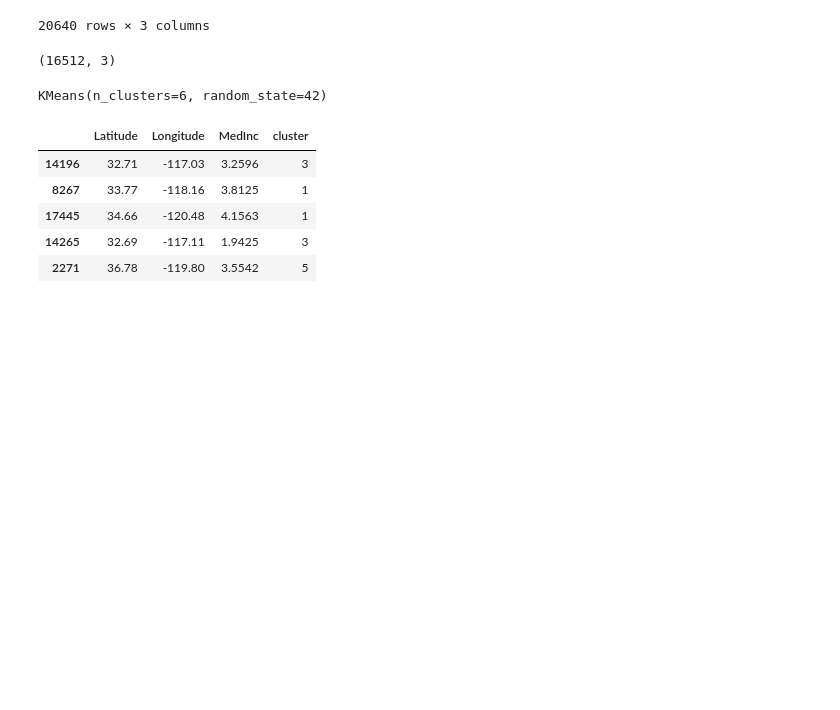
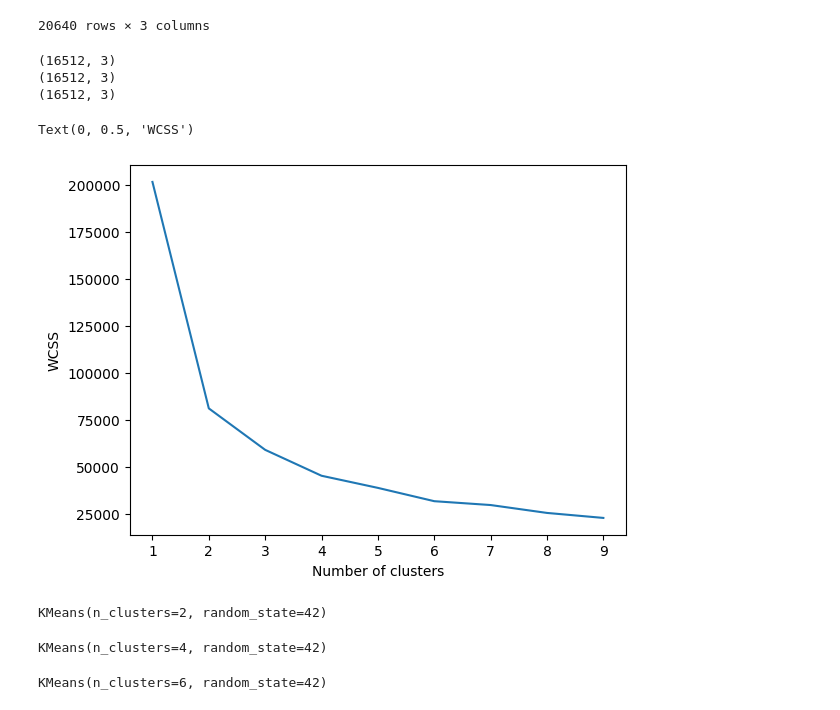
Before and after one commit to grigorow1974/Proyecto-Tutorial-K-Medias, a Jupyter notebook: src/explore.ipynb, the cells around one changed output. Cells and saved outputs as stored; diff of their text form; code cells hidden in the pictures; blank space fills up the shorter version.

```diff
--- a/src/explore.ipynb
+++ b/src/explore.ipynb
@@ -43,27 +43,47 @@ df1
 # %%
 from sklearn.model_selection import train_test_split
 
-X_train, X_test = train_test_split(df1, test_size= 0.2, random_state= 42)
+X_train_2, X_test_2 = train_test_split(df1, test_size= 0.2, random_state= 42)
+X_train_4, X_test_4 = train_test_split(df1, test_size= 0.2, random_state= 42)
+X_train_6, X_test_6 = train_test_split(df1, test_size= 0.2, random_state= 42)
 
-print(X_train.shape)
+print(X_train_2.shape)
+print(X_train_4.shape)
+print(X_train_6.shape)
 # %% [output]
 (16512, 3)
+(16512, 3)
+(16512, 3)
+# %%
+wcss =[]
+
+for i in range(1,10):
+    kmeans = KMeans(i)
+    kmeans.fit(X_train_2)
+    wcss.append(kmeans.inertia_)
+
+plt.plot(range(1,10),wcss)
+plt.xlabel('Number of clusters')
+plt.ylabel('WCSS')
+# %% [output]
+Text(0, 0.5, 'WCSS')
+[figure, added]
 # %%
 from sklearn.cluster import KMeans
 
-model = KMeans(n_clusters=6, random_state=42)
-
-model.fit(X_train)
+model_2 = KMeans(n_clusters=2, random_state=42)
+model_2.fit(X_train_2)
 # %% [output]
-KMeans(n_clusters=6, random_state=42)
+KMeans(n_clusters=2, random_state=42)
-# %%
-X_train['cluster'] = model.predict(X_train)
-
-X_train.head()
-# %% [output]
-|  | Latitude | Longitude | MedInc | cluster |
-| 14196 | 32.71 | -117.03 | 3.2596 | 3 |
-| 8267 | 33.77 | -118.16 | 3.8125 | 1 |
-| 17445 | 34.66 | -120.48 | 4.1563 | 1 |
-| 14265 | 32.69 | -117.11 | 1.9425 | 3 |
-| 2271 | 36.78 | -119.80 | 3.5542 | 5 |
+# %%
+
+model_4 = KMeans(n_clusters=4, random_state=42)
+model_4.fit(X_train_4)
+# %% [output]
+KMeans(n_clusters=4, random_state=42)
+# %%
+
+model_6 = KMeans(n_clusters=6, random_state=42)
+model_6.fit(X_train_6)
+# %% [output]
+KMeans(n_clusters=6, random_state=42)
```
Also changed, not shown: parts of 20 cells of this notebook, 9 other files.
